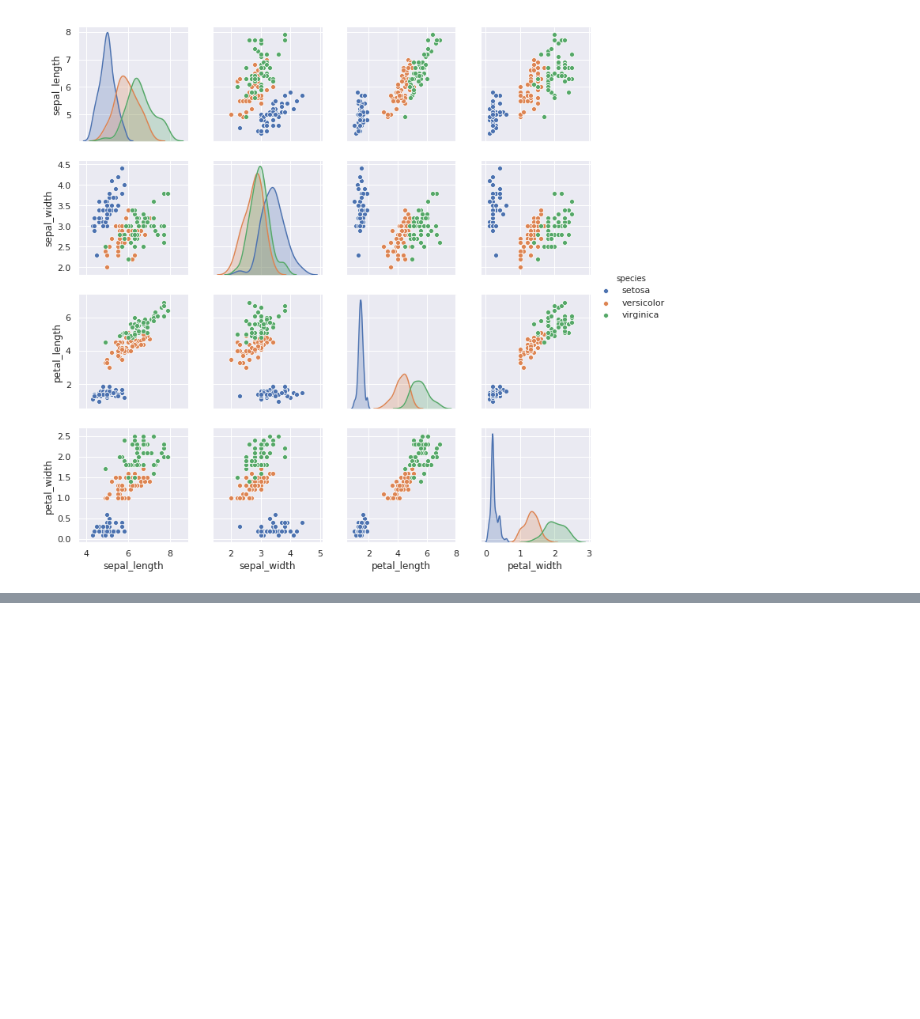
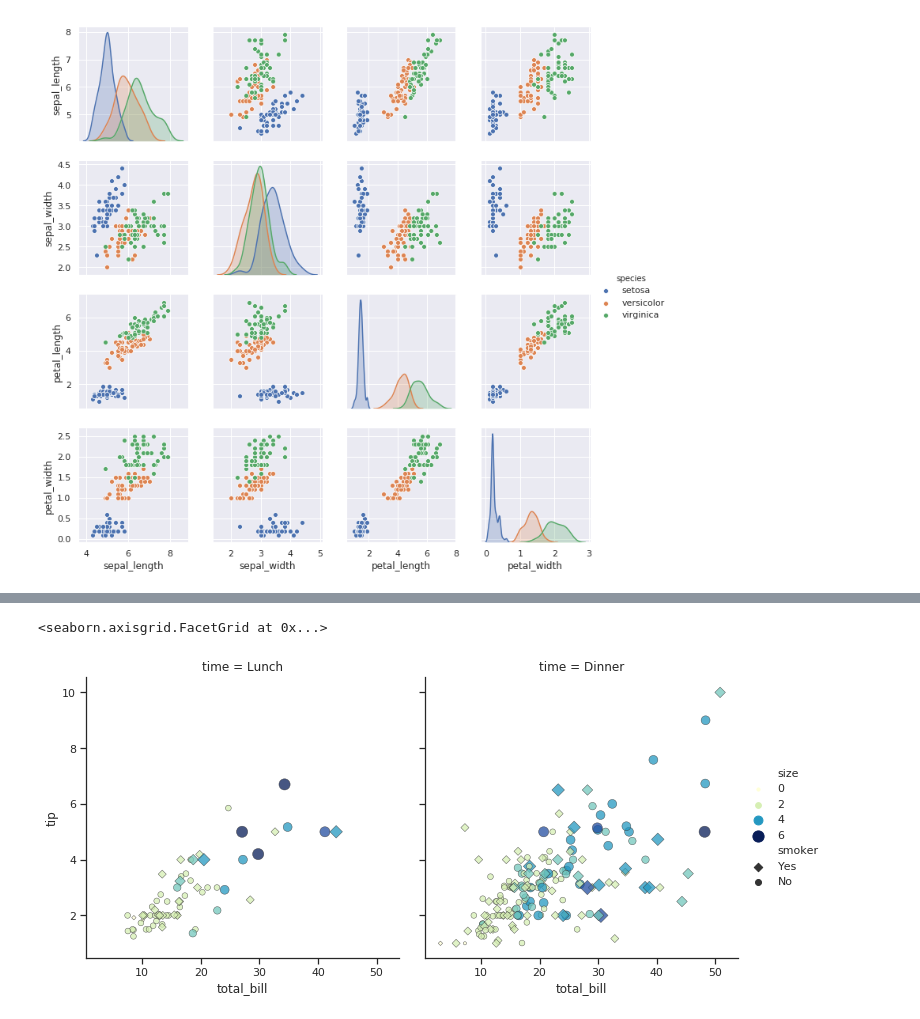
Before and after one commit to enfeizhan/golden_rush, a Jupyter notebook: seaborn/intro.ipynb, the cells around one changed output, grey strips where cells are left out. Saved outputs shown, nothing was run; the diff lists cells and outputs as text; code cells hidden in the pictures; blank space fills up the shorter version.

```diff
--- a/seaborn/intro.ipynb
+++ b/seaborn/intro.ipynb
@@ -103,0 +111,8 @@ sns.pairplot(data=iris, hue='species')
+# %%
+sns.relplot(x='total_bill', y='tip', col='time',
+            hue='size', style='smoker', size='size',
+            palette='YlGnBu', markers=['D', 'o'], sizes=(10, 125),
+            edgecolor='.2', linewidth=.5, alpha=.75, data=tips)
+# %% [output]
+<seaborn.axisgrid.FacetGrid at 0x...>
+[figure, added]
```
Also changed, not shown: parts of 3 cells of this notebook.
